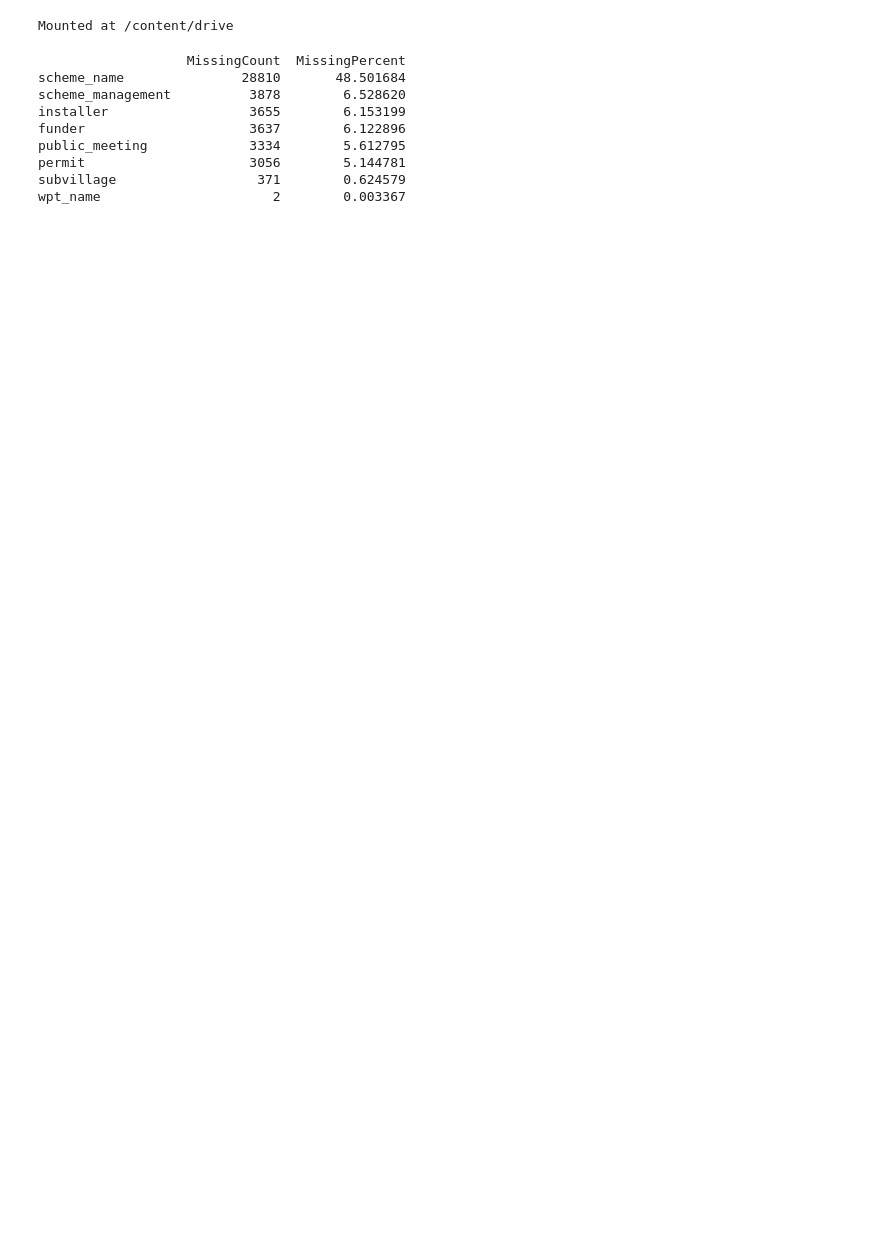
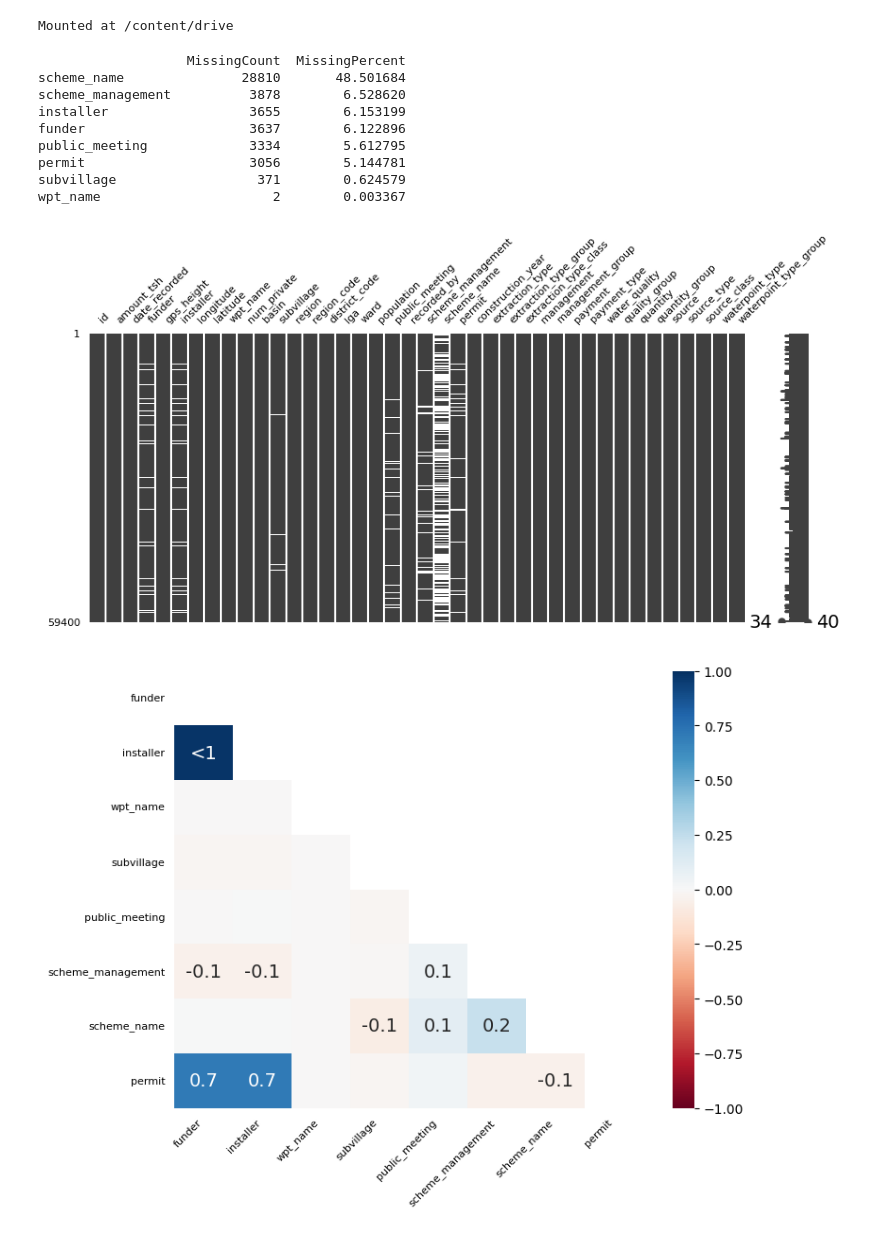
Before and after one commit to floranuta/Data_Circle, a Jupyter notebook: notebooks/Task12_DataCleaningPreprocessing.ipynb, the cells around one changed output. Drawn from its saved outputs; the diff is of its cells as text; code cells hidden in the pictures; blank space fills up the shorter version.

```diff
--- a/notebooks/Task12_DataCleaningPreprocessing.ipynb
+++ b/notebooks/Task12_DataCleaningPreprocessing.ipynb
@@ -41,3 +41,17 @@ public_meeting             3334        5.612795
 permit                     3056        5.144781
 subvillage                  371        0.624579
 wpt_name                      2        0.003367
+# %%
+# Visualization
+import missingno as msno
+msno.matrix(pump_data, figsize=(10,4))
+plt.xticks(fontsize=8)   # уменьшаем подписи по X
+plt.yticks(fontsize=8)   # уменьшаем подписи по Y
+plt.show()
+msno.heatmap(pump_data, figsize=(8,6))
+plt.xticks(fontsize=8)
+plt.yticks(fontsize=8)
+plt.show()
+# %% [output]
+[figure, added]
+[figure, added]
```
Also changed, not shown: parts of 4 cells of this notebook.
